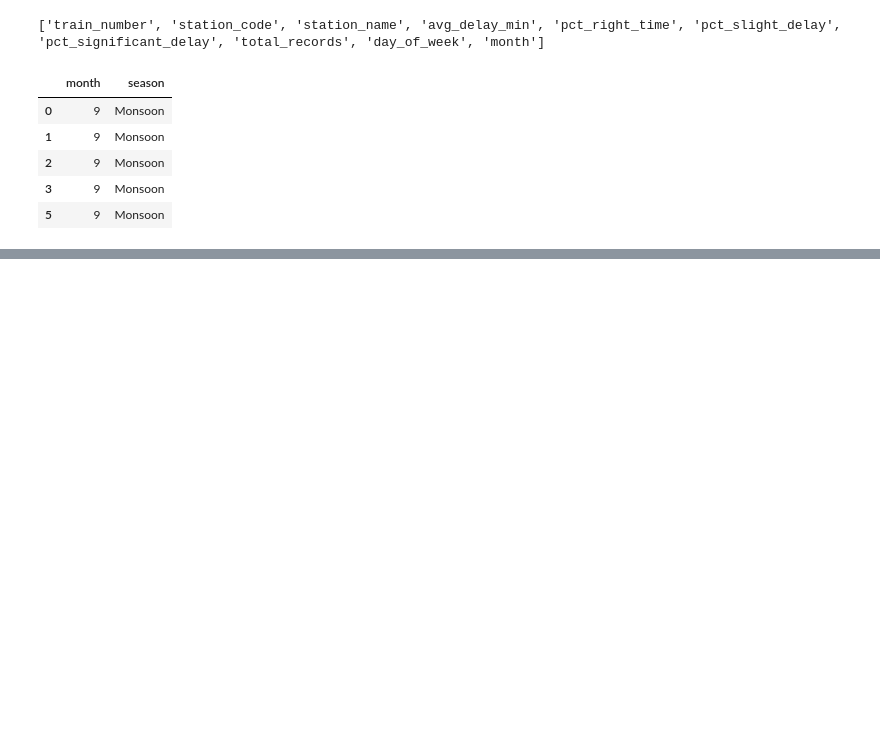
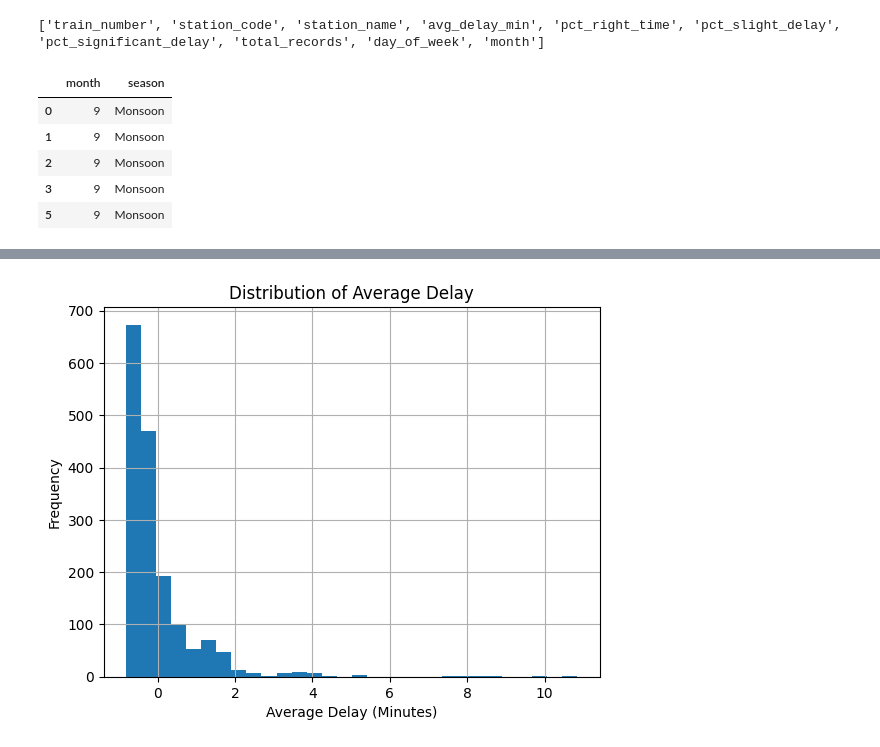
Before and after one commit to Ishy49/MLT, a Jupyter notebook: preprocessing.ipynb, the cells around one changed output, grey strips where cells are left out. Saved outputs shown, nothing was run; the diff lists cells and outputs as text; code cells hidden in the pictures; blank space fills up the shorter version.

```diff
--- a/preprocessing.ipynb
+++ b/preprocessing.ipynb
@@ -133,0 +143,5 @@ df.to_csv("etrain_delays_with_season.csv", index=False)
+# %%
+df = pd.read_csv("etrain_delays_with_season.csv")
+
+print("Dataset Preview:\n")
+print(df.head())
@@ -133,0 +210,8 @@ df.to_csv("etrain_delays_with_season.csv", index=False)
+# %%
+df['avg_delay_min'].hist(bins=30)
+plt.title("Distribution of Average Delay")
+plt.xlabel("Average Delay (Minutes)")
+plt.ylabel("Frequency")
+plt.show()
+# %% [output]
+[figure, added]
```
Also changed, not shown: parts of 9 cells of this notebook.
